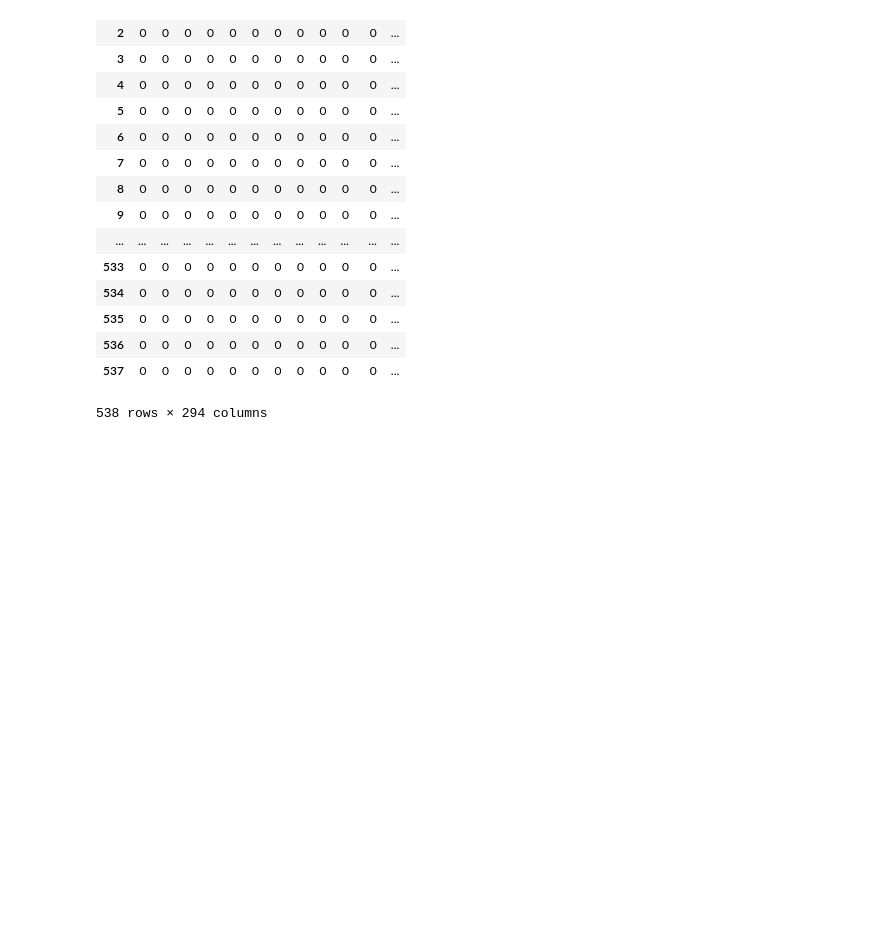
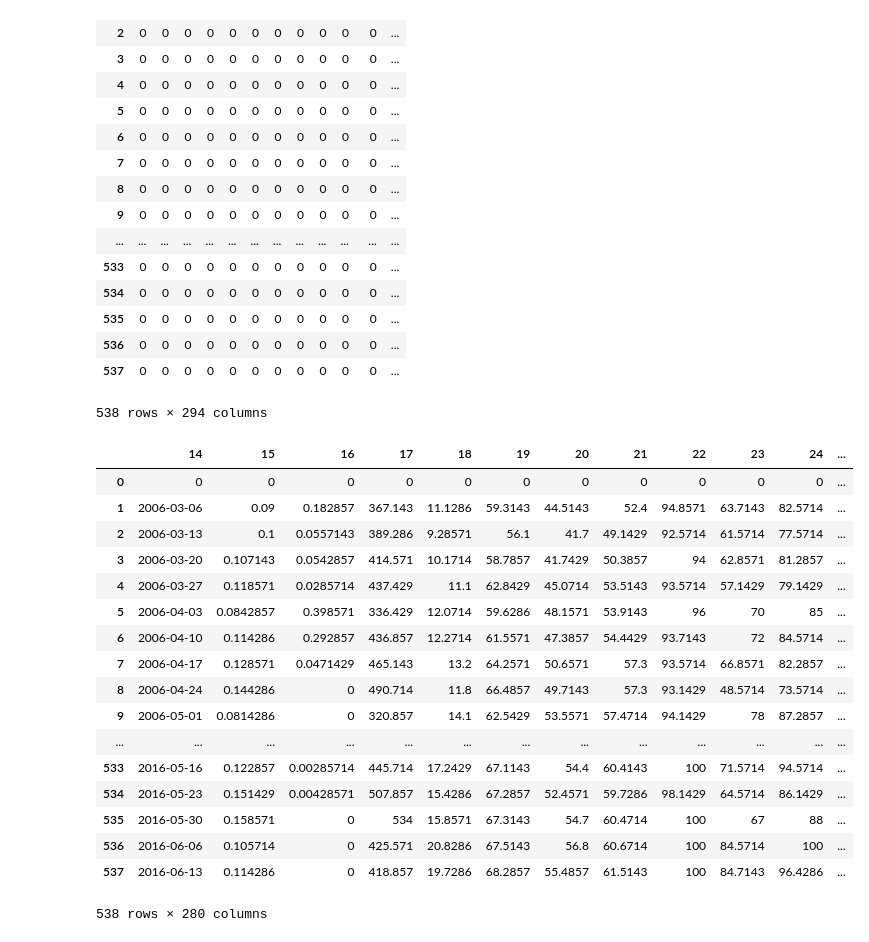
Before and after one commit to Prarabdhaa/Data-Exploration, a Jupyter notebook: Untitled9.ipynb, the cells around one changed output. Drawn from its saved outputs; the diff is of its cells as text; code cells hidden in the pictures; blank space fills up the shorter version.

```diff
--- a/Untitled9.ipynb
+++ b/Untitled9.ipynb
@@ -282,3 +282,26 @@ features
 | 536 | 0 | 0 | 0 | 0 | 0 | 0 | 0 | 0 | 0 | 0 | 0 | ... |
 | 537 | 0 | 0 | 0 | 0 | 0 | 0 | 0 | 0 | 0 | 0 | 0 | ... |
 538 rows × 294 columns
+# %%
+features = features.drop(features.columns[[0, 1, 2, 3, 4, 5, 6, 7, 8, 9, 10, 11, 12, 13]], axis=1)
+# %%
+features
+# %% [output]
+|  | 14 | 15 | 16 | 17 | 18 | 19 | 20 | 21 | 22 | 23 | 24 | ... |
+| 0 | 0 | 0 | 0 | 0 | 0 | 0 | 0 | 0 | 0 | 0 | 0 | ... |
+| 1 | 2006-03-06 | 0.09 | 0.182857 | 367.143 | 11.1286 | 59.3143 | 44.5143 | 52.4 | 94.8571 | 63.7143 | 82.5714 | ... |
+| 2 | 2006-03-13 | 0.1 | 0.0557143 | 389.286 | 9.28571 | 56.1 | 41.7 | 49.1429 | 92.5714 | 61.5714 | 77.5714 | ... |
+| 3 | 2006-03-20 | 0.107143 | 0.0542857 | 414.571 | 10.1714 | 58.7857 | 41.7429 | 50.3857 | 94 | 62.8571 | 81.2857 | ... |
+| 4 | 2006-03-27 | 0.118571 | 0.0285714 | 437.429 | 11.1 | 62.8429 | 45.0714 | 53.5143 | 93.5714 | 57.1429 | 79.1429 | ... |
+| 5 | 2006-04-03 | 0.0842857 | 0.398571 | 336.429 | 12.0714 | 59.6286 | 48.1571 | 53.9143 | 96 | 70 | 85 | ... |
+| 6 | 2006-04-10 | 0.114286 | 0.292857 | 436.857 | 12.2714 | 61.5571 | 47.3857 | 54.4429 | 93.7143 | 72 | 84.5714 | ... |
+| 7 | 2006-04-17 | 0.128571 | 0.0471429 | 465.143 | 13.2 | 64.2571 | 50.6571 | 57.3 | 93.5714 | 66.8571 | 82.2857 | ... |
+| 8 | 2006-04-24 | 0.144286 | 0 | 490.714 | 11.8 | 66.4857 | 49.7143 | 57.3 | 93.1429 | 48.5714 | 73.5714 | ... |
+| 9 | 2006-05-01 | 0.0814286 | 0 | 320.857 | 14.1 | 62.5429 | 53.5571 | 57.4714 | 94.1429 | 78 | 87.2857 | ... |
+| ... | ... | ... | ... | ... | ... | ... | ... | ... | ... | ... | ... | ... |
+| 533 | 2016-05-16 | 0.122857 | 0.00285714 | 445.714 | 17.2429 | 67.1143 | 54.4 | 60.4143 | 100 | 71.5714 | 94.5714 | ... |
+| 534 | 2016-05-23 | 0.151429 | 0.00428571 | 507.857 | 15.4286 | 67.2857 | 52.4571 | 59.7286 | 98.1429 | 64.5714 | 86.1429 | ... |
+| 535 | 2016-05-30 | 0.158571 | 0 | 534 | 15.8571 | 67.3143 | 54.7 | 60.4714 | 100 | 67 | 88 | ... |
+| 536 | 2016-06-06 | 0.105714 | 0 | 425.571 | 20.8286 | 67.5143 | 56.8 | 60.6714 | 100 | 84.5714 | 100 | ... |
+| 537 | 2016-06-13 | 0.114286 | 0 | 418.857 | 19.7286 | 68.2857 | 55.4857 | 61.5143 | 100 | 84.7143 | 96.4286 | ... |
+538 rows × 280 columns
```
Also changed, not shown: parts of 3 cells of this notebook.
